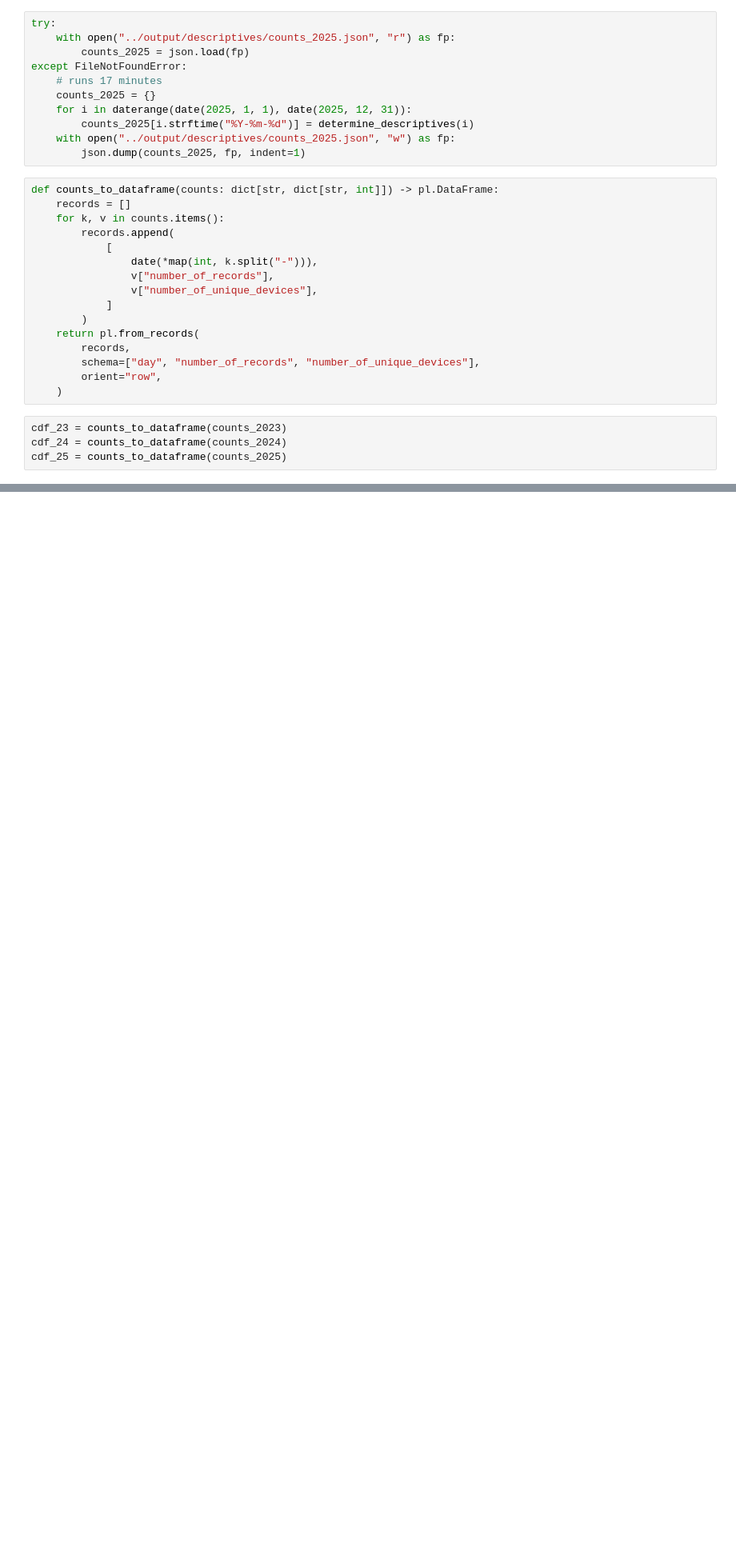
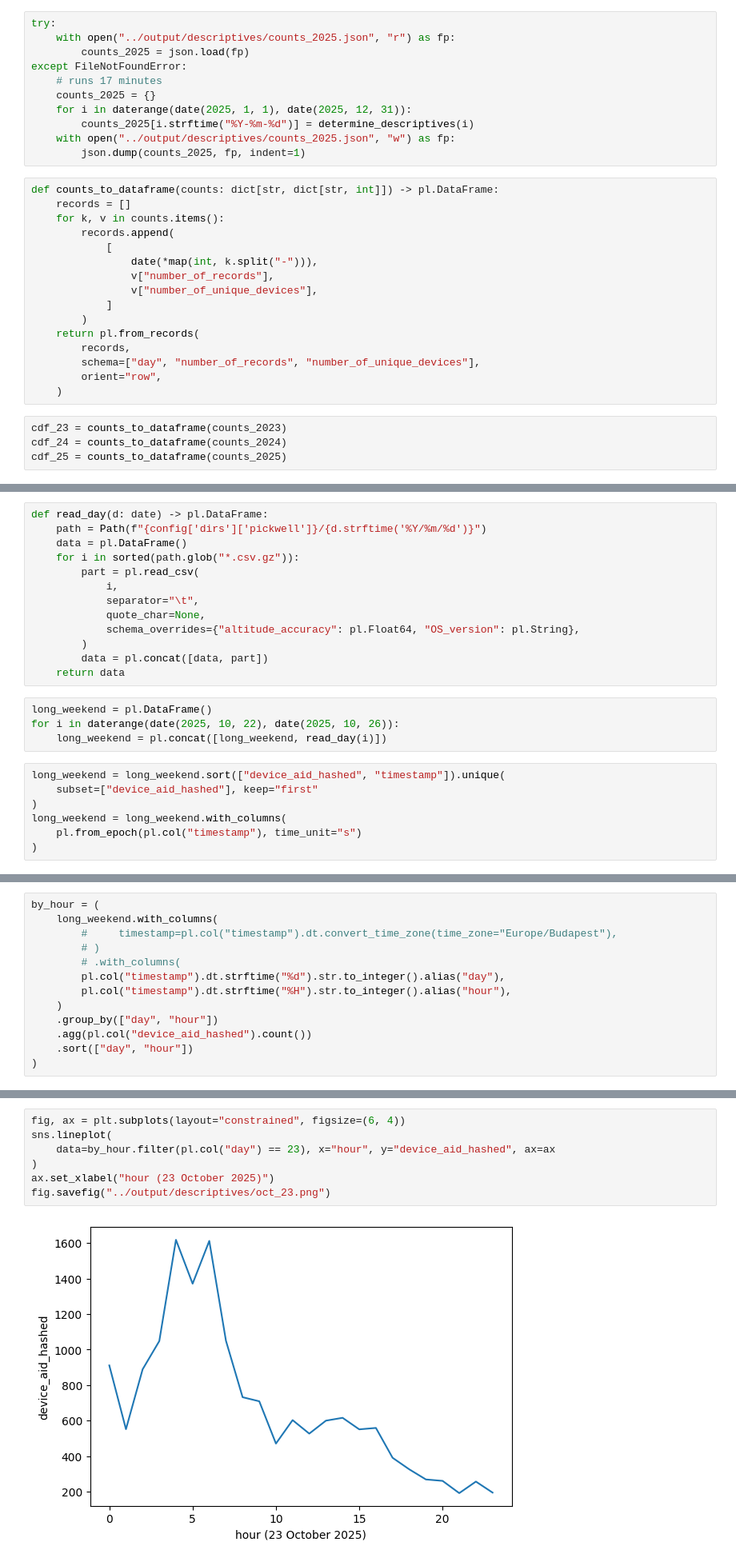
Before and after one commit to ANETILab/wp7_data_processing, a Jupyter notebook: src/preliminary.ipynb, the cells around one changed output, grey strips where cells are left out. Shown at 80% size. Cells and saved outputs as stored; diff of their text form; blank space fills up the shorter version.

```diff
--- a/src/preliminary.ipynb
+++ b/src/preliminary.ipynb
@@ -196,0 +398,24 @@ for i in ["png", "svg"]:
+# %%
+def read_day(d: date) -> pl.DataFrame:
+    path = Path(f"{config['dirs']['pickwell']}/{d.strftime('%Y/%m/%d')}")
+    data = pl.DataFrame()
+    for i in sorted(path.glob("*.csv.gz")):
+        part = pl.read_csv(
+            i,
+            separator="\t",
+            quote_char=None,
+            schema_overrides={"altitude_accuracy": pl.Float64, "OS_version": pl.String},
+        )
+        data = pl.concat([data, part])
+    return data
+# %%
+long_weekend = pl.DataFrame()
+for i in daterange(date(2025, 10, 22), date(2025, 10, 26)):
+    long_weekend = pl.concat([long_weekend, read_day(i)])
+# %%
+long_weekend = long_weekend.sort(["device_aid_hashed", "timestamp"]).unique(
+    subset=["device_aid_hashed"], keep="first"
+)
+long_weekend = long_weekend.with_columns(
+    pl.from_epoch(pl.col("timestamp"), time_unit="s")
+)
@@ -196,0 +458,13 @@ for i in ["png", "svg"]:
+# %%
+by_hour = (
+    long_weekend.with_columns(
+        #     timestamp=pl.col("timestamp").dt.convert_time_zone(time_zone="Europe/Budapest"),
+        # )
+        # .with_columns(
+        pl.col("timestamp").dt.strftime("%d").str.to_integer().alias("day"),
+        pl.col("timestamp").dt.strftime("%H").str.to_integer().alias("hour"),
+    )
+    .group_by(["day", "hour"])
+    .agg(pl.col("device_aid_hashed").count())
+    .sort(["day", "hour"])
+)
@@ -196,0 +488,9 @@ for i in ["png", "svg"]:
+# %%
+fig, ax = plt.subplots(layout="constrained", figsize=(6, 4))
+sns.lineplot(
+    data=by_hour.filter(pl.col("day") == 23), x="hour", y="device_aid_hashed", ax=ax
+)
+ax.set_xlabel("hour (23 October 2025)")
+fig.savefig("../output/descriptives/oct_23.png")
+# %% [output]
+[figure, added]
```
Also changed, not shown: parts of 20 cells of this notebook, 10 other files.
